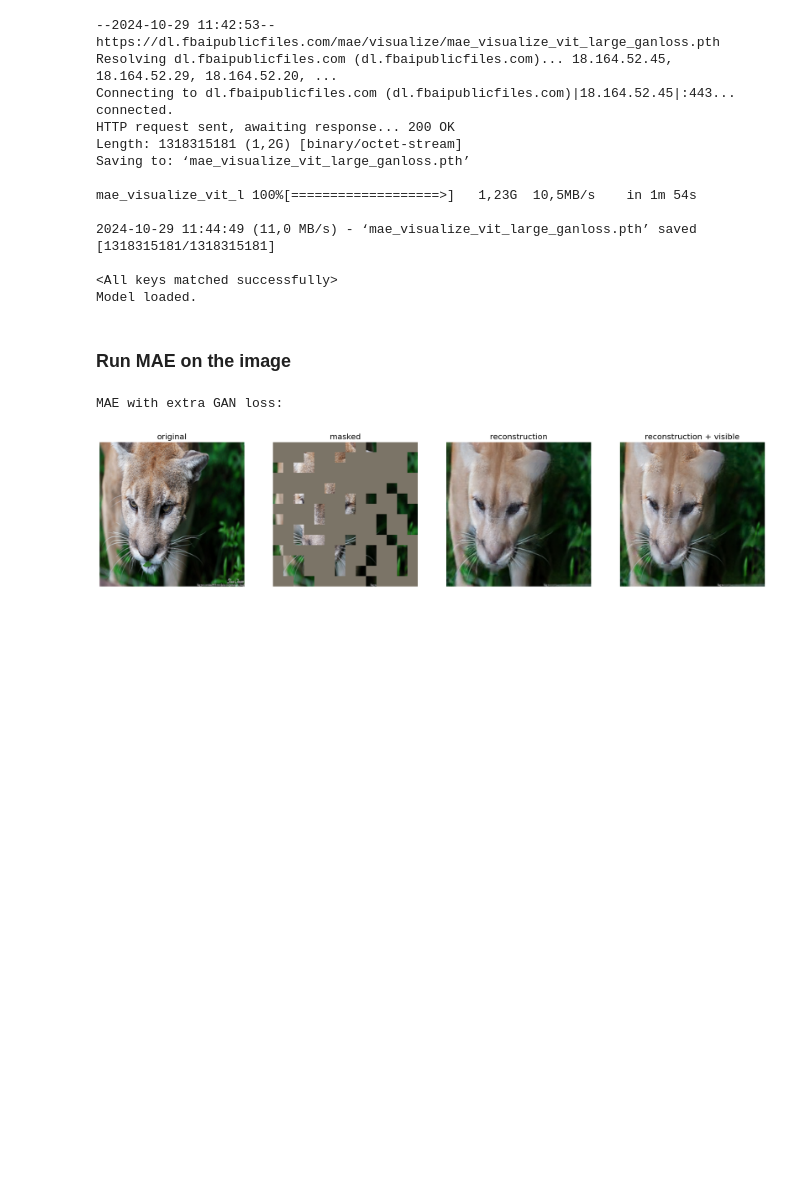
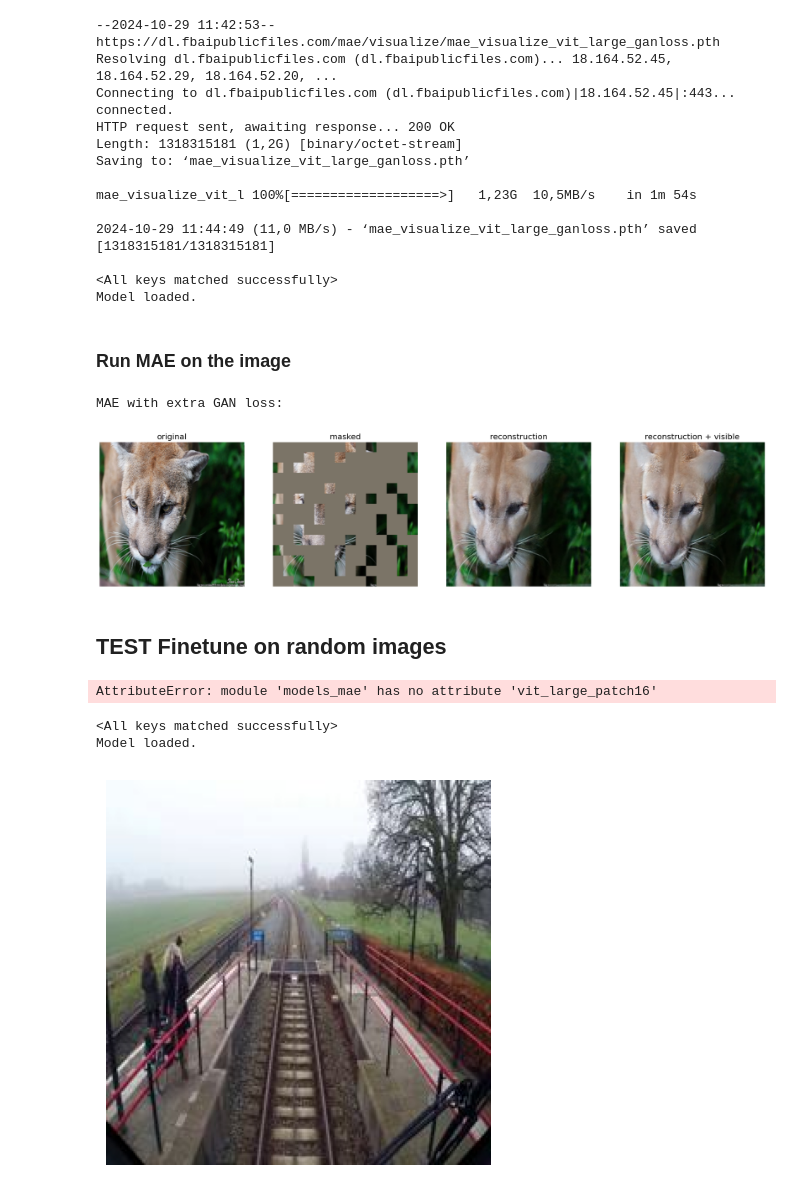
Before and after one commit to Danila-Pechenev/mae_railway_risk, a Jupyter notebook: mae_visualize.ipynb, the cells around one changed output. Drawn from its saved outputs; the diff is of its cells as text; code cells hidden in the pictures; blank space fills up the shorter version.

```diff
--- a/mae_visualize.ipynb
+++ b/mae_visualize.ipynb
@@ -186,3 +183,48 @@ run_one_image(img, model_mae_gan)
 # %% [output]
 MAE with extra GAN loss:
 [figure]
+# %% [markdown]
+## TEST Finetune on random images
+# %%
+img_path = "../../data/cat_dog/test/cat/01.jpg"
+img= Image.open(img_path)
+img = img.resize((224, 224))
+img = np.array(img) / 255.
+
+assert img.shape == (224, 224, 3)
+
+# normalize by ImageNet mean and std
+img = img - imagenet_mean
+img = img / imagenet_std
+
+plt.rcParams['figure.figsize'] = [5, 5]
+#show_image(torch.tensor(img))
+
+#################################################
+chkpt_dir = './output_dir/checkpoint-49.pth'
+model_mae_classif = prepare_model(chkpt_dir, 'vit_large_patch16')
+#print('Model loaded.')
+# %% [output]
+AttributeError: module 'models_mae' has no attribute 'vit_large_patch16'
+# %%
+model_mae_railsem = prepare_model('./output_dir/pretrain1/checkpoint-last.pth', 'mae_vit_large_patch16')
+print('Model loaded.')
+# %% [output]
+<All keys matched successfully>
+Model loaded.
+# %%
+img_path = "../../data/images/rs19_224/rs00092.jpg"
+#img_path = "../../data/cat_dog/test/cat/01.jpg"
+#img = Image.open(requests.get(img_url, stream=True).raw)
+img= Image.open(img_path)
+img = img.resize((224, 224))
+img = np.array(img) / 255.
+assert img.shape == (224, 224, 3)
+# normalize by ImageNet mean and std
+img = img - imagenet_mean
+img = img / imagenet_std
+
+plt.rcParams['figure.figsize'] = [5, 5]
+show_image(torch.tensor(img))
+# %% [output]
+[figure, added]
```
Also changed, not shown: parts of 7 cells of this notebook, 2 other files.
